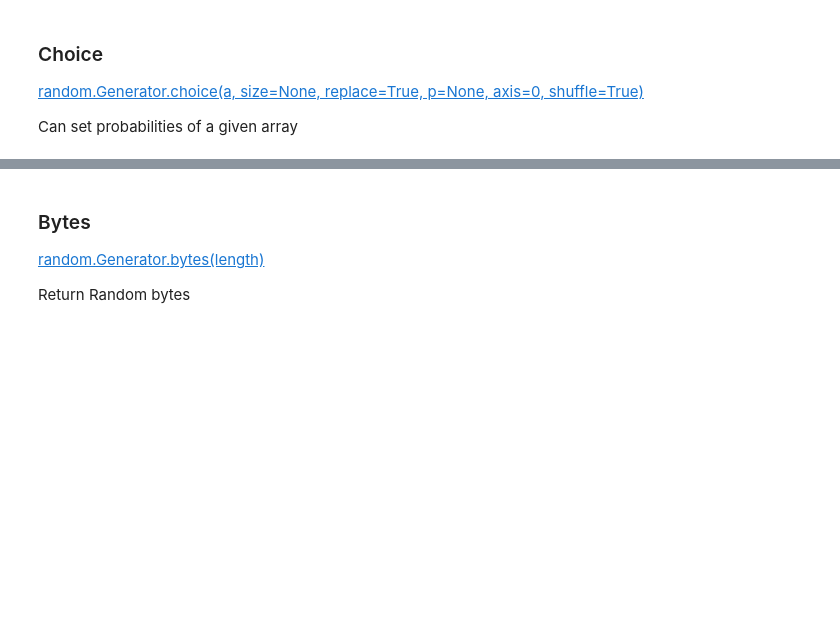
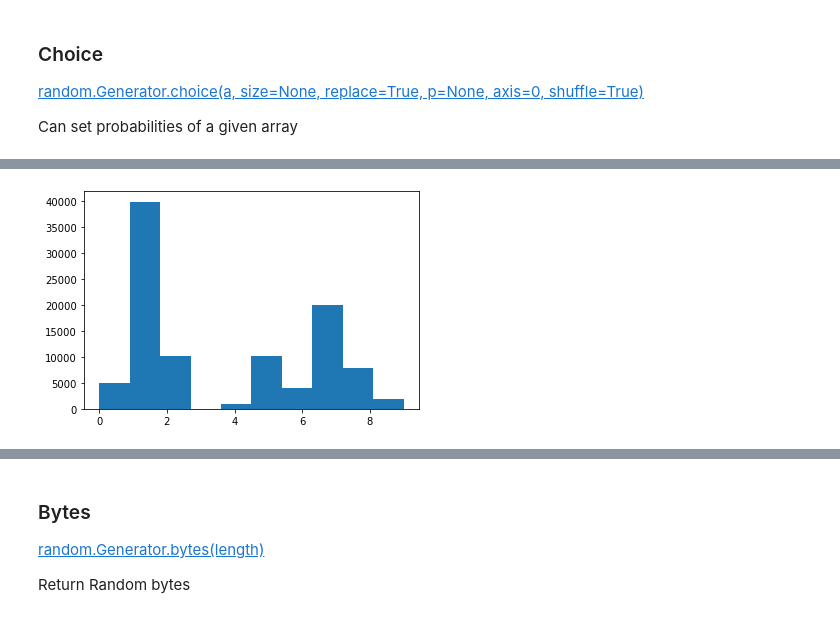
Before and after one commit to ShanePAustin/numpy-random, a Jupyter notebook: numpy-random.ipynb, the cells around one changed output, grey strips where cells are left out. Saved outputs shown, nothing was run; the diff lists cells and outputs as text; code cells hidden in the pictures; blank space fills up the shorter version.

```diff
--- a/numpy-random.ipynb
+++ b/numpy-random.ipynb
@@ -187,0 +216,8 @@ plt.show()
+# %%
+#Generates 100,000 integers between 0-9 with probabilties between 0-40%
+arr = rng.choice(10,100000, p= [0.05, 0.4, 0.1, 0, 0.01, 0.1, 0.04, 0.2, 0.08, 0.02])
+#Plot the Histogram
+plt.hist(arr)
+plt.show()
+# %% [output]
+[figure, added]
```
Also changed, not shown: parts of 46 cells of this notebook.
